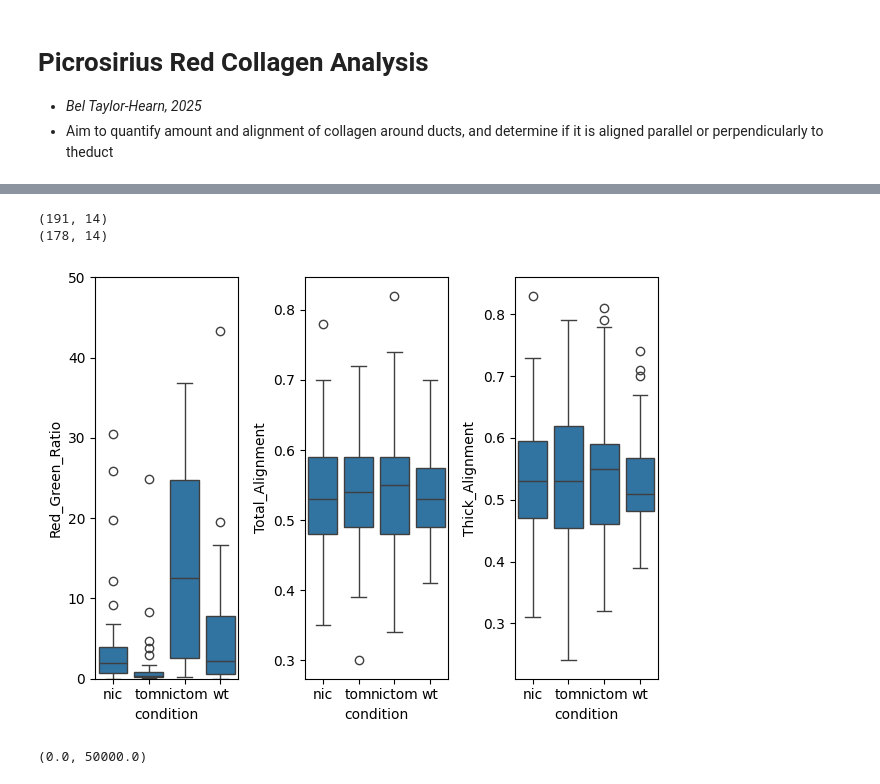
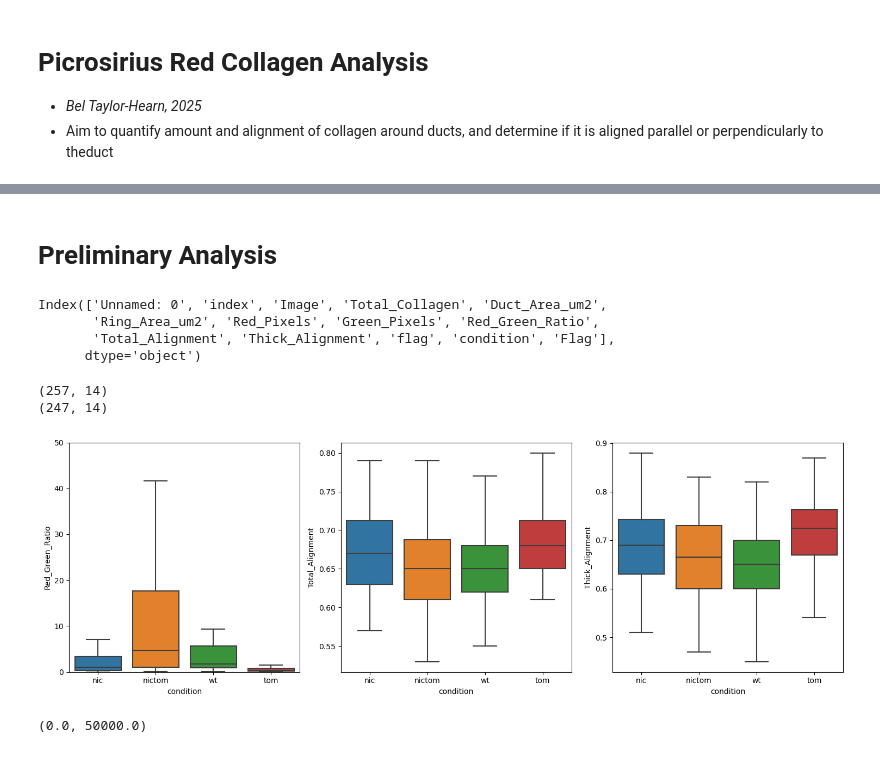
Before and after one commit to isobelth/image_quantification, a Jupyter notebook: Picrosirius_Red_Collagen_Analaysis/Picrosirius_Red_Collagen_Alignment_Analysis_WORK_IN_PROGRESS.ipynb, the cells around one changed output, grey strips where cells are left out. Saved outputs shown, nothing was run; the diff lists cells and outputs as text; code cells hidden in the pictures.

```diff
--- a/Picrosirius_Red_Collagen_Analaysis/Picrosirius_Red_Collagen_Alignment_Analysis_WORK_IN_PROGRESS.ipynb
+++ b/Picrosirius_Red_Collagen_Analaysis/Picrosirius_Red_Collagen_Alignment_Analysis_WORK_IN_PROGRESS.ipynb
@@ -831,21 +605,32 @@ Index(['Unnamed: 0', 'index', 'Image', 'Total_Collagen', 'Duct_Area_um2',
+# %% [markdown]
+# Preliminary Analysis
+# %%
+total_data = pd.read_csv("C:\\Users\\isobe\\Dropbox (Personal)\\Picrosirius_Red_Stain_Quantification\\Picrosirius_Red_Quantification.csv")
+total_data = total_data[total_data["condition"] != "unknown!"]
+total_data.columns
+# %% [output]
+Index(['Unnamed: 0', 'index', 'Image', 'Total_Collagen', 'Duct_Area_um2',
+       'Ring_Area_um2', 'Red_Pixels', 'Green_Pixels', 'Red_Green_Ratio',
+       'Total_Alignment', 'Thick_Alignment', 'flag', 'condition', 'Flag'],
+      dtype='object')
 # %%
 print(total_data.shape)
-print(total_data[total_data["Duct_Area_um2"]>25].shape)
+print(total_data[total_data["Duct_Area_um2"]>50].shape)
 # %% [output]
-(191, 14)
-(178, 14)
+(257, 14)
+(247, 14)
 # %%
 import seaborn as sns
 
 big_ducts = total_data[total_data["Duct_Area_um2"]>25]
-fig, ax = plt.subplots(ncols = 3)
-sns.boxplot(data = big_ducts.reset_index(), x="condition", y="Red_Green_Ratio", ax=ax[0])
-sns.boxplot(data = big_ducts.reset_index(), x="condition", y="Total_Alignment", ax=ax[1])
-sns.boxplot(data = big_ducts.reset_index(), x="condition", y="Thick_Alignment", ax=ax[2])
+fig, ax = plt.subplots(ncols = 3, figsize=(15,5))
+sns.boxplot(data = big_ducts.reset_index(), x="condition", y="Red_Green_Ratio", ax=ax[0], showfliers=False)
+sns.boxplot(data = big_ducts.reset_index(), x="condition", y="Total_Alignment", ax=ax[1], showfliers=False)
+sns.boxplot(data = big_ducts.reset_index(), x="condition", y="Thick_Alignment", ax=ax[2], showfliers=False)
 ax[0].set_ylim(0,50)
 plt.tight_layout()
 # %% [output]
-[figure, old version]
+[figure, new version]
 # %%
 fig, ax = plt.subplots()
 sns.boxplot(data = total_data.reset_index(),  y="Duct_Area_um2", ax=ax)
```
Also changed, not shown: parts of 27 cells of this notebook, 6 other files.
